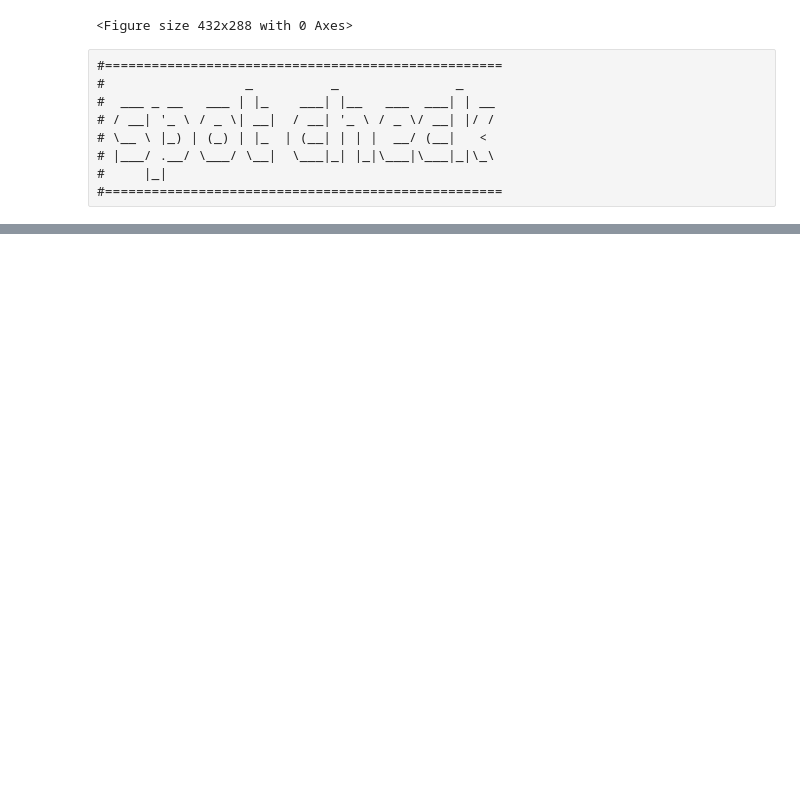
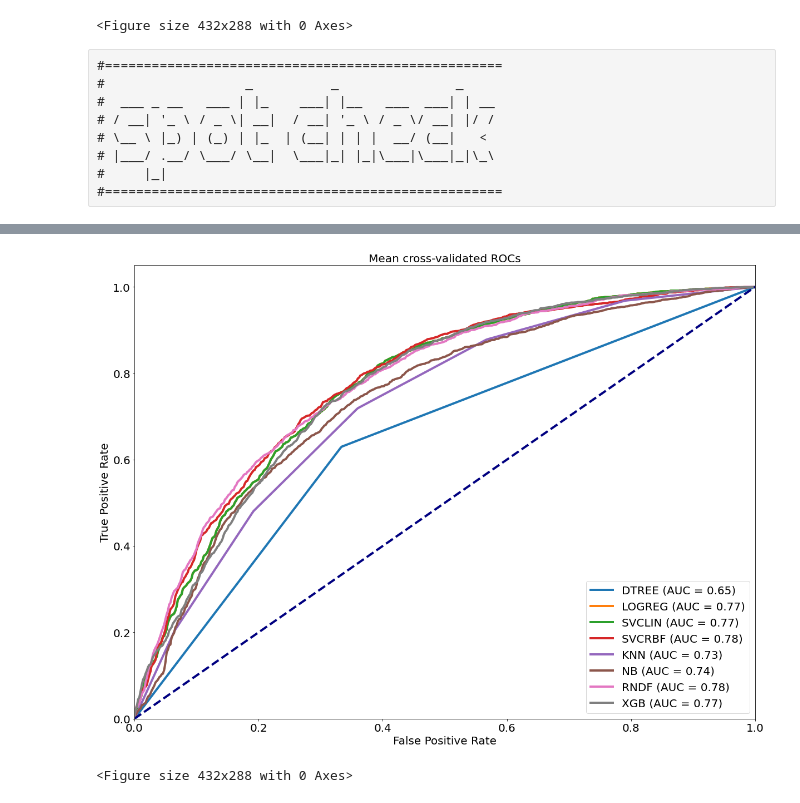
Before and after one commit to clairebrekken/CourseProject, a Jupyter notebook: jx_dev/dev.ipynb, the cells around one changed output, grey strips where cells are left out. Drawn from its saved outputs; the diff is of its cells as text; code cells hidden in the pictures; blank space fills up the shorter version.

```diff
--- a/jx_dev/dev.ipynb
+++ b/jx_dev/dev.ipynb
@@ -462,32 +474,35 @@ plt.savefig(Path(fig_file))
 #%% plot cross-validated ROC
 
 # Plot roc
 plt.figure(figsize = [20,15])
 
 for i in range(len(df_xval_roc.index)):
 
     # id classifier
     clf = df_xval_roc.loc[i, 'classifier']
 
     plt.plot(df_xval_roc.loc[i, 'fpr'], df_xval_roc.loc[i, 'tpr'], lw = 4,
              label = df_xval_roc.loc[i, 'classifier'] + ' (AUC = %0.2f)' % df_xval_all[df_xval_all['classifier'] == clf]['roc_auc'].mean())
 
 plt.plot([0, 1], [0, 1], color='navy', lw = 4, linestyle='--')
 plt.xlim([0.0, 1.0])
 plt.ylim([0.0, 1.05])
 plt.xlabel('False Positive Rate', fontsize = 20)
 plt.ylabel('True Positive Rate', fontsize = 20)
 plt.title('Mean cross-validated ROCs', fontsize = 20)
 plt.legend(loc="lower right", prop={'size': 20})
 plt.tick_params(labelsize = 20)
 plt.show()
 
 # save fig
 fig_name  = 'x_train_xval_roc.jpg'
 fig_file  = os.path.join(results_dir, fig_name)
 
-manager   = plt.get_current_fig_manager()
-manager.window.showMaximized()
+# manager   = plt.get_current_fig_manager()
+# manager.window.showMaximized()
 plt.show()
 plt.pause(0.1) # needed for the image to be saved at full size
 plt.savefig(Path(fig_file))
+# %% [output]
+[figure, added]
+<Figure size 432x288 with 0 Axes>
```
Also changed, not shown: parts of 32 cells of this notebook, 7 other files.
